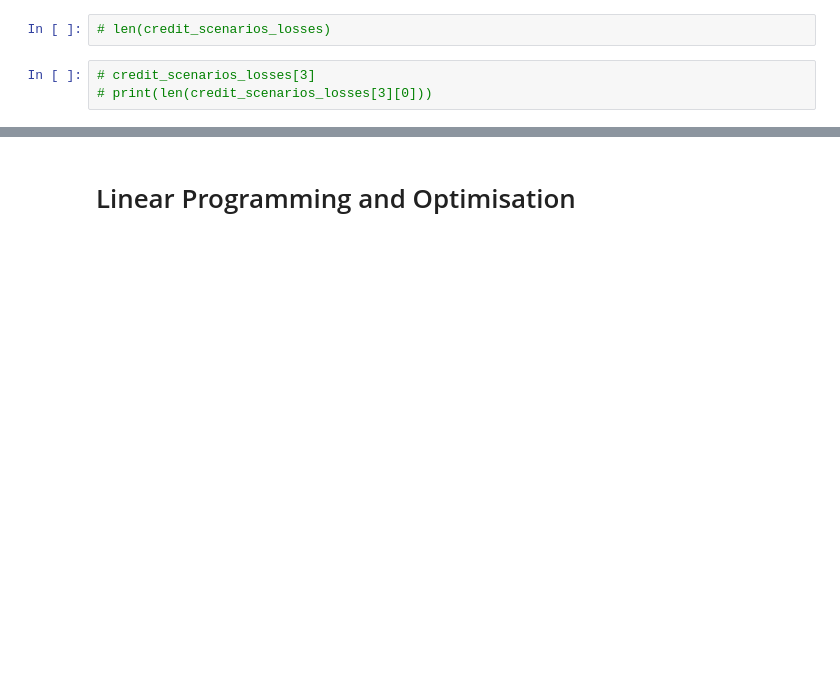
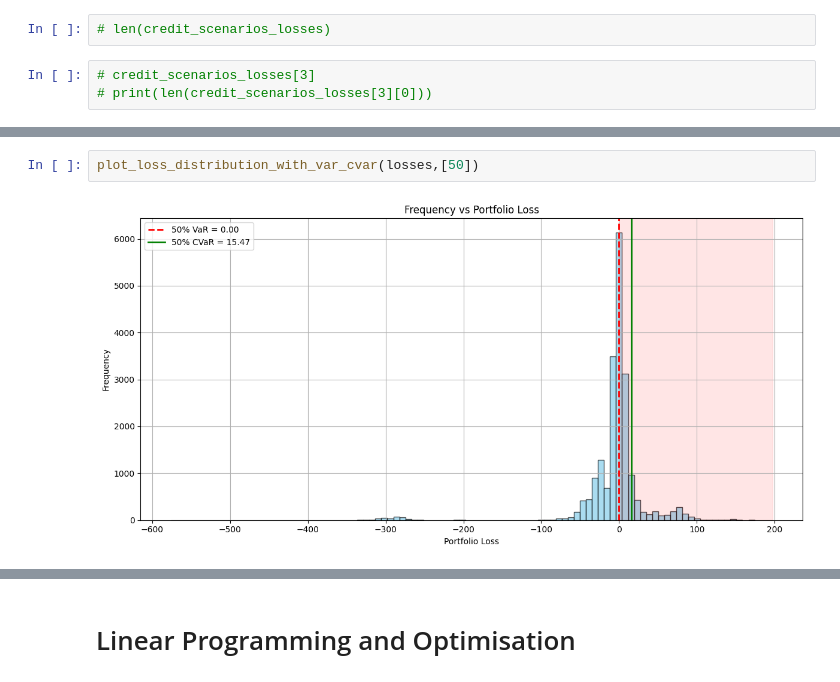
Before and after one commit to Rudra-prasad-tarai/CreditRiskOptimisation, a Jupyter notebook: Credit_Risk_Optimisation.ipynb, the cells around one changed output, grey strips where cells are left out. Cells and saved outputs as stored; diff of their text form; blank space fills up the shorter version.

```diff
--- a/Credit_Risk_Optimisation.ipynb
+++ b/Credit_Risk_Optimisation.ipynb
@@ -597,0 +564,4 @@ loss_matrix[0].shape
+# %%
+plot_loss_distribution_with_var_cvar(losses,[50])
+# %% [output]
+[figure, added]
```
Also changed, not shown: parts of 43 cells of this notebook.
